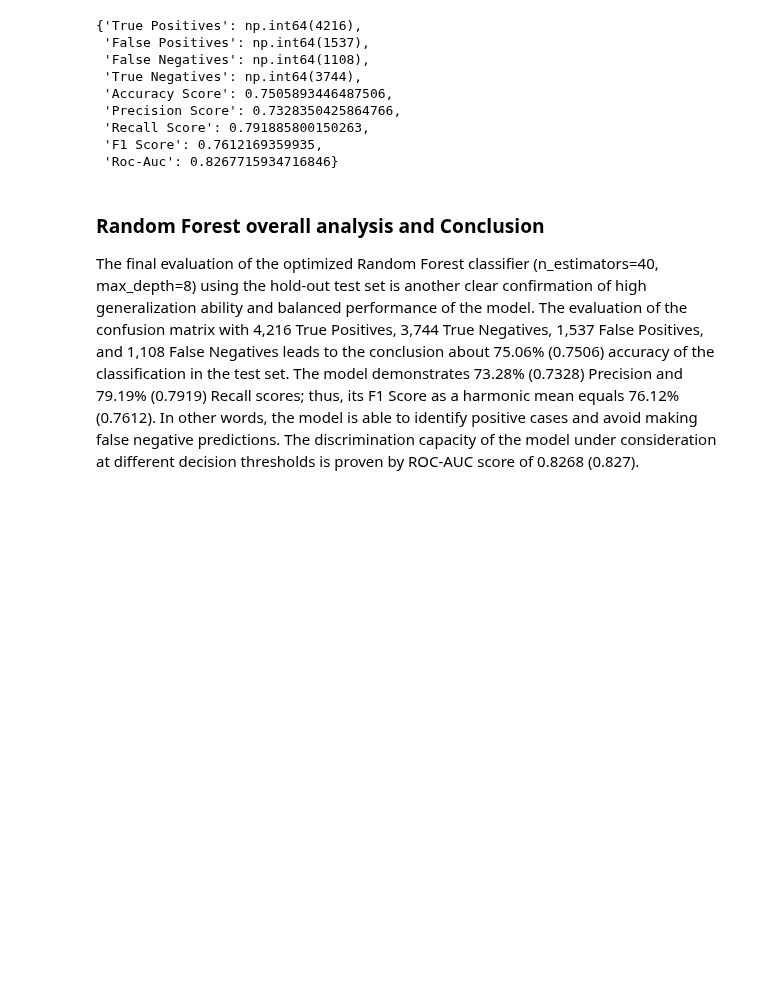
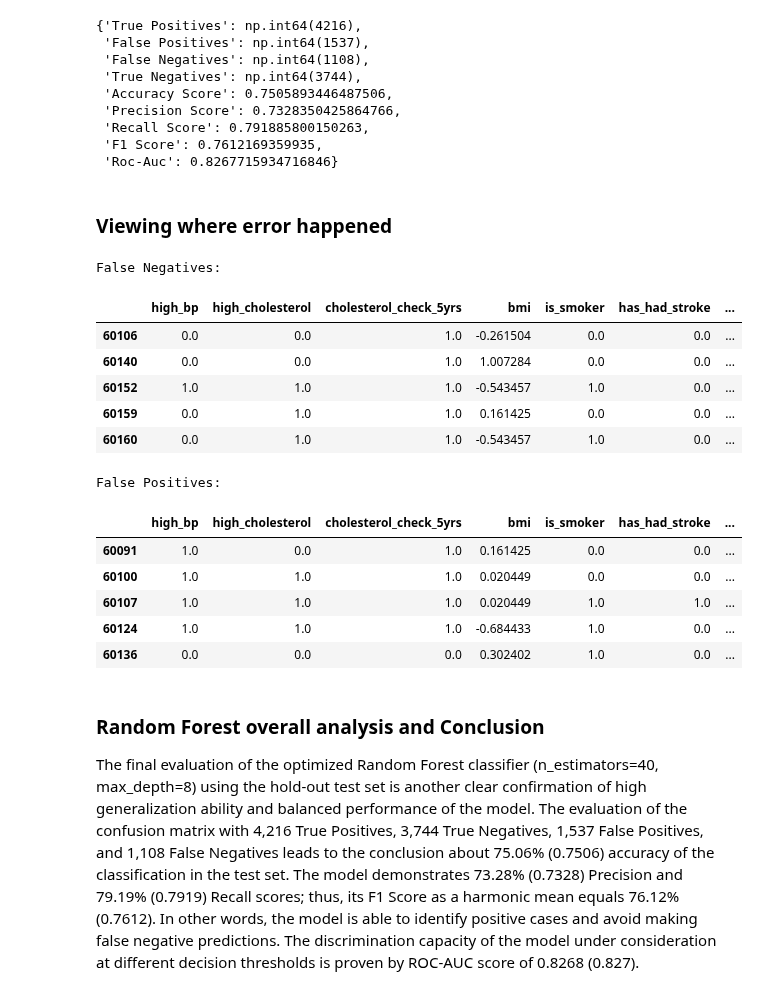
Before and after one commit to tikadatta2005/DENGUE, a Jupyter notebook: main.ipynb, the cells around one changed output. Cells and saved outputs as stored; diff of their text form; code cells hidden in the pictures; blank space fills up the shorter version.

```diff
--- a/main.ipynb
+++ b/main.ipynb
@@ -492,6 +492,46 @@ test_metrics_rf
  'Recall Score': 0.791885800150263,
  'F1 Score': 0.7612169359935,
  'Roc-Auc': 0.8267715934716846}
+# %% [markdown]
+### Viewing where error happened
+# %%
+test_results = X_test.copy()
+
+test_results["actual"] = y_test.values
+test_results["predicted"] = y_pred
+
+# False negatives: Actual diabetes but predicted non-diabetes
+false_negatives = test_results[
+    (test_results["actual"] == 1) &
+    (test_results["predicted"] == 0)
+]
+
+# False positives: Actual non-diabetes but predicted diabetes
+false_positives = test_results[
+    (test_results["actual"] == 0) &
+    (test_results["predicted"] == 1)
+]
+
+print("False Negatives:")
+display(false_negatives.head())
+
+print("False Positives:")
+display(false_positives.head())
+# %% [output]
+False Negatives:
+|  | high_bp | high_cholesterol | cholesterol_check_5yrs | bmi | is_smoker | has_had_stroke | ... |
+| 60106 | 0.0 | 0.0 | 1.0 | -0.261504 | 0.0 | 0.0 | ... |
+| 60140 | 0.0 | 0.0 | 1.0 | 1.007284 | 0.0 | 0.0 | ... |
+| 60152 | 1.0 | 1.0 | 1.0 | -0.543457 | 1.0 | 0.0 | ... |
+| 60159 | 0.0 | 1.0 | 1.0 | 0.161425 | 0.0 | 0.0 | ... |
+| 60160 | 0.0 | 1.0 | 1.0 | -0.543457 | 1.0 | 0.0 | ... |
+False Positives:
+|  | high_bp | high_cholesterol | cholesterol_check_5yrs | bmi | is_smoker | has_had_stroke | ... |
+| 60091 | 1.0 | 0.0 | 1.0 | 0.161425 | 0.0 | 0.0 | ... |
+| 60100 | 1.0 | 1.0 | 1.0 | 0.020449 | 0.0 | 0.0 | ... |
+| 60107 | 1.0 | 1.0 | 1.0 | 0.020449 | 1.0 | 1.0 | ... |
+| 60124 | 1.0 | 1.0 | 1.0 | -0.684433 | 1.0 | 0.0 | ... |
+| 60136 | 0.0 | 0.0 | 0.0 | 0.302402 | 1.0 | 0.0 | ... |
 # %% [markdown]
 ### Random Forest overall analysis and Conclusion
 The final evaluation of the optimized Random Forest classifier (n_estimators=40, max_depth=8) using the hold-out test set is another clear confirmation of high generalization ability and balanced performance of the model. The evaluation of the confusion matrix with 4,216 True Positives, 3,744 True Negatives, 1,537 False Positives, and 1,108 False Negatives leads to the conclusion about 75.06% (0.7506) accuracy of the classification in the test set. The model demonstrates 73.28% (0.7328) Precision and 79.19% (0.7919) Recall scores; thus, its F1 Score as a harmonic mean equals 76.12% (0.7612). In other words, the model is able to identify positive cases and avoid making false negative predictions. The discrimination capacity of the model under consideration at different decision thresholds is proven by ROC-AUC score of 0.8268 (0.827).
```
Also changed, not shown: parts of 4 cells of this notebook.
